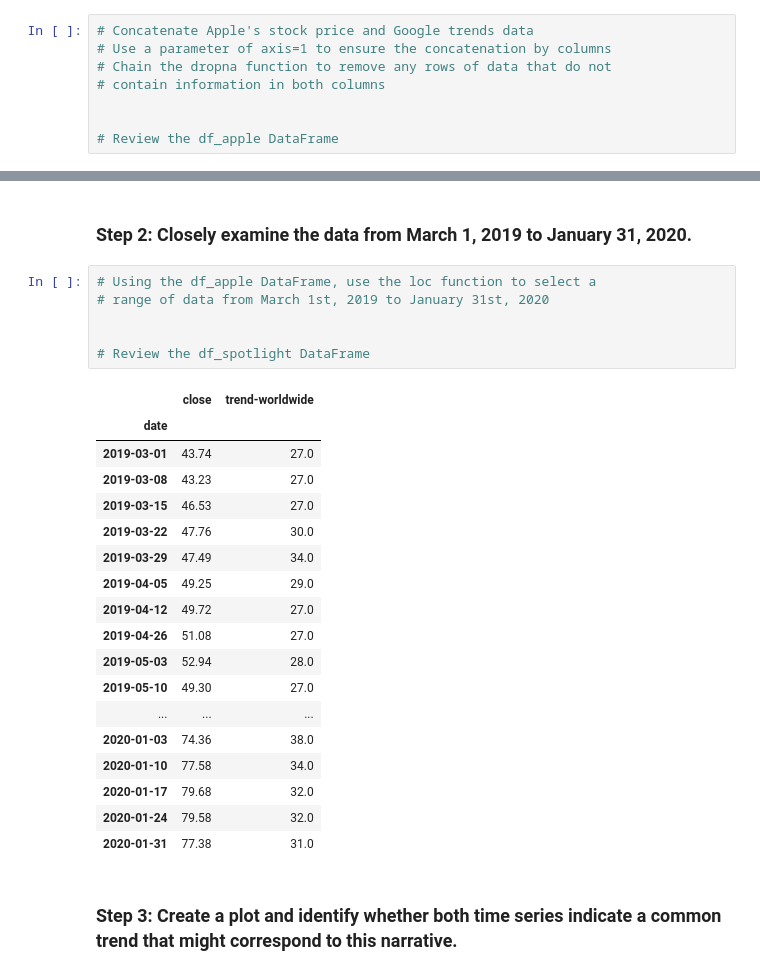
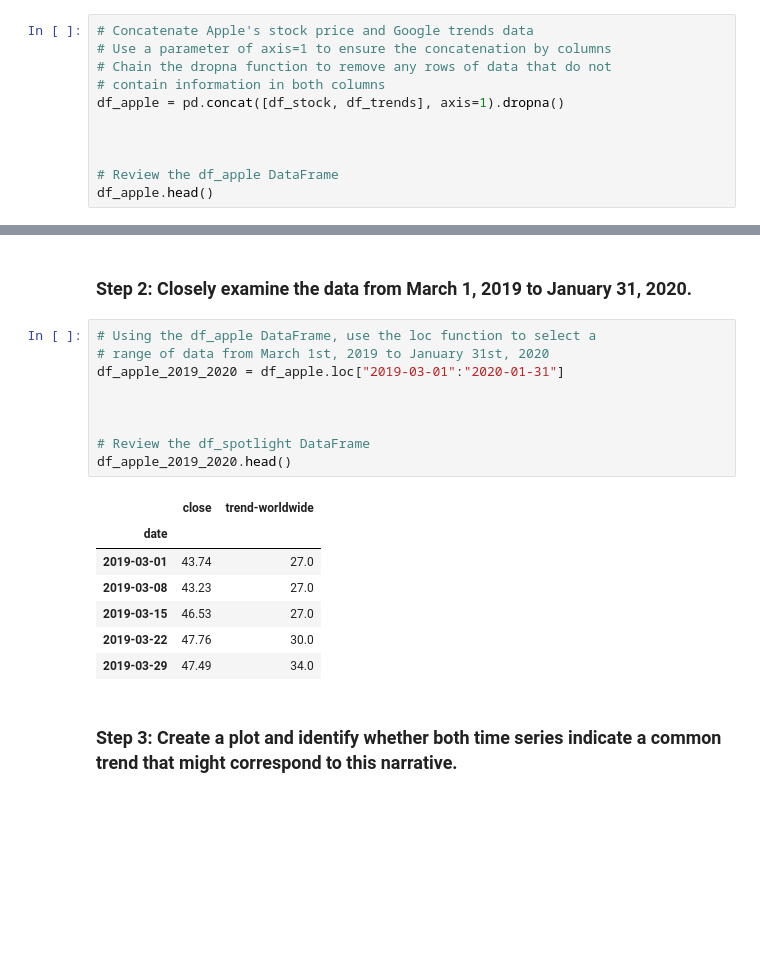
Before and after one commit to juanlavieri/ai-bootcamp-week-8, a Jupyter notebook: M8_Class_2_Activities/03-Stu_Stock_Volatility_and_Google_Trends/Unsolved/stock_volatility_and_google_trends.ipynb, the cells around one changed output, grey strips where cells are left out. Cells and saved outputs as stored; diff of their text form; blank space fills up the shorter version.

```diff
--- a/M8_Class_2_Activities/03-Stu_Stock_Volatility_and_Google_Trends/Unsolved/stock_volatility_and_google_trends.ipynb
+++ b/M8_Class_2_Activities/03-Stu_Stock_Volatility_and_Google_Trends/Unsolved/stock_volatility_and_google_trends.ipynb
@@ -52,9 +49,12 @@ df_trends.head()
 # Use a parameter of axis=1 to ensure the concatenation by columns
 # Chain the dropna function to remove any rows of data that do not
 # contain information in both columns
+df_apple = pd.concat([df_stock, df_trends], axis=1).dropna()
+
 
 
 # Review the df_apple DataFrame
+df_apple.head()
 # %% [output]
 |  | close | trend-worldwide |
 | date |  |  |
@@ -80,28 +82,20 @@ df_trends.head()
 # %%
 # Using the df_apple DataFrame, use the loc function to select a
 # range of data from March 1st, 2019 to January 31st, 2020
+df_apple_2019_2020 = df_apple.loc["2019-03-01":"2020-01-31"]
+
 
 
 # Review the df_spotlight DataFrame
+df_apple_2019_2020.head()
 # %% [output]
 |  | close | trend-worldwide |
 | date |  |  |
 | 2019-03-01 | 43.74 | 27.0 |
 | 2019-03-08 | 43.23 | 27.0 |
 | 2019-03-15 | 46.53 | 27.0 |
 | 2019-03-22 | 47.76 | 30.0 |
 | 2019-03-29 | 47.49 | 34.0 |
-| 2019-04-05 | 49.25 | 29.0 |
-| 2019-04-12 | 49.72 | 27.0 |
-| 2019-04-26 | 51.08 | 27.0 |
-| 2019-05-03 | 52.94 | 28.0 |
-| 2019-05-10 | 49.30 | 27.0 |
-| ... | ... | ... |
-| 2020-01-03 | 74.36 | 38.0 |
-| 2020-01-10 | 77.58 | 34.0 |
-| 2020-01-17 | 79.68 | 32.0 |
-| 2020-01-24 | 79.58 | 32.0 |
-| 2020-01-31 | 77.38 | 31.0 |
 # %% [markdown]
 ### Step 3: Create a plot and identify whether both time series indicate a common trend that might correspond to this narrative.
 # %%
```
Also changed, not shown: parts of 8 cells of this notebook, 4 other files.
